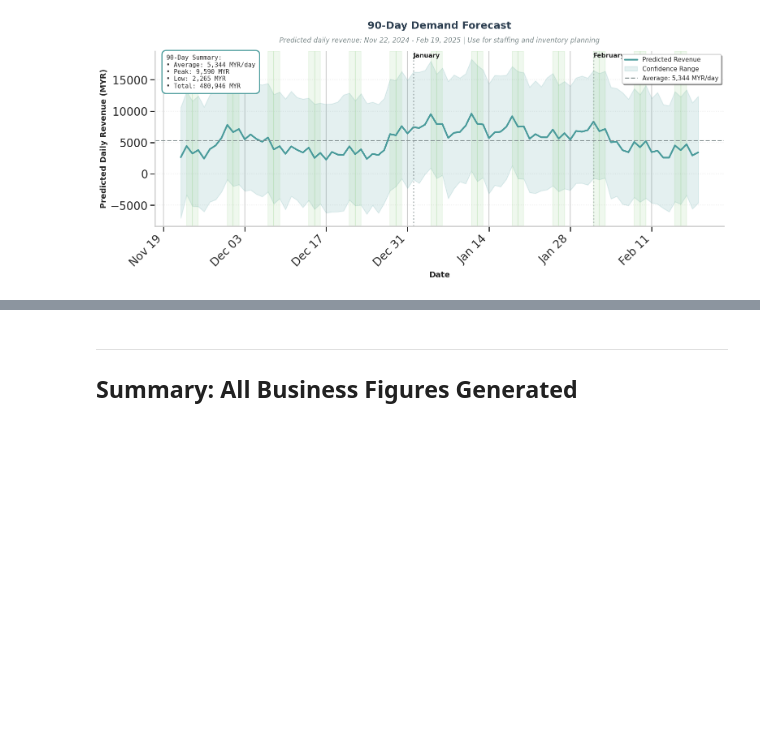
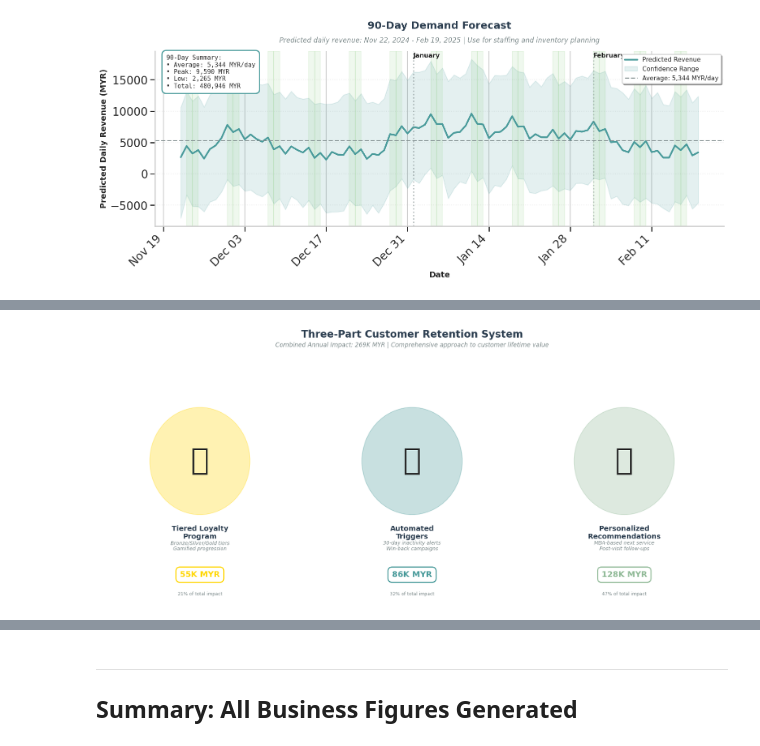
Before and after one commit to Kosmasu/data-science-final-project, a Jupyter notebook: notebooks/05_business_visualizations.ipynb, the cells around one changed output, grey strips where cells are left out. Drawn from its saved outputs; the diff is of its cells as text; code cells hidden in the pictures; blank space fills up the shorter version.

```diff
--- a/notebooks/05_business_visualizations.ipynb
+++ b/notebooks/05_business_visualizations.ipynb
@@ -516,0 +1374,91 @@ plt.show()
+# %%
+# Define the three retention strategies and their impacts
+strategies = {
+    'Tiered Loyalty\nProgram': {
+        'description': 'Bronze/Silver/Gold tiers\nGamified progression',
+        'impact': 55365,
+        'icon': '🏆',
+        'color': COLORS['gold']
+    },
+    'Automated\nTriggers': {
+        'description': '30-day inactivity alerts\nWin-back campaigns',
+        'impact': 86376,
+        'icon': '⏰',
+        'color': COLORS['primary_teal']
+    },
+    'Personalized\nRecommendations': {
+        'description': 'MBA-based next service\nPost-visit follow-ups',
+        'impact': 127720,  # Sum of MBA triggers + birthday + systematic recommendations
+        'icon': '🎯',
+        'color': COLORS['sage_green']
+    }
+}
+
+# Create figure with 3 columns
+fig, axes = plt.subplots(1, 3, figsize=(18, 8))
+
+strategy_names = list(strategies.keys())
+total_impact = sum(s['impact'] for s in strategies.values())
+
+# Create each strategy panel
+for idx, (ax, strategy_name) in enumerate(zip(axes, strategy_names)):
+    strategy = strategies[strategy_name]
+
+    # Create a visual card for each strategy
+    # Draw a large circle/badge
+    circle = plt.Circle((0.5, 0.65), 0.25, color=strategy['color'], alpha=0.3,
+                        transform=ax.transAxes, zorder=1)
+    ax.add_patch(circle)
+
+    # Add icon (as text)
+    ax.text(0.5, 0.65, strategy['icon'],
+           transform=ax.transAxes, ha='center', va='center',
+           fontsize=60, zorder=2)
+
+    # Strategy name
+    ax.text(0.5, 0.35, strategy_name,
+           transform=ax.transAxes, ha='center', va='top',
+           fontsize=14, fontweight='bold', color=COLORS['dark_text'])
+
+    # Description
+    ax.text(0.5, 0.28, strategy['description'],
+           transform=ax.transAxes, ha='center', va='top',
+           fontsize=10, style='italic', color=COLORS['neutral_gray'])
+
+    # Revenue impact
+    impact_text = f"{strategy['impact']/1000:.0f}K MYR"
+    ax.text(0.5, 0.12, impact_text,
+           transform=ax.transAxes, ha='center', va='center',
+           fontsize=16, fontweight='bold', color=strategy['color'],
+           bbox=dict(boxstyle='round,pad=0.5', facecolor='white',
+                    edgecolor=strategy['color'], linewidth=2))
+
+    # Percentage of total
+    pct = (strategy['impact'] / total_impact) * 100
+    ax.text(0.5, 0.02, f'{pct:.0f}% of total impact',
+           transform=ax.transAxes, ha='center', va='bottom',
+           fontsize=9, color=COLORS['neutral_gray'])
+
+    # Remove axes
+    ax.set_xlim(0, 1)
+    ax.set_ylim(0, 1)
+    ax.axis('off')
+
+# Overall title
+fig.suptitle('Three-Part Customer Retention System',
+            fontsize=20, fontweight='bold', y=0.98, color=COLORS['dark_text'])
+
+# Add subtitle with total impact
+fig.text(0.5, 0.92, f'Combined Annual Impact: {total_impact/1000:.0f}K MYR | Comprehensive approach to customer lifetime value',
+        ha='center', fontsize=12, style='italic', color=COLORS['neutral_gray'])
+
+plt.tight_layout(rect=[0, 0, 1, 0.90])
+plt.savefig(output_dir / 'business_retention_system.png', dpi=300, bbox_inches='tight', facecolor='white')
+print("✅ Figure 8 saved: business_retention_system.png")
+plt.show()
+
+print(f"\n📊 Retention System Breakdown:")
+for name, data in strategies.items():
+    print(f"   {name.replace(chr(10), ' ')}: {data['impact']:,.0f} MYR")
+print(f"   TOTAL: {total_impact:,.0f} MYR")
+# %% [output]
@@ -516,0 +1466 @@ plt.show()
+[figure, added]
```
Also changed, not shown: parts of 24 cells of this notebook, 26 other files.
